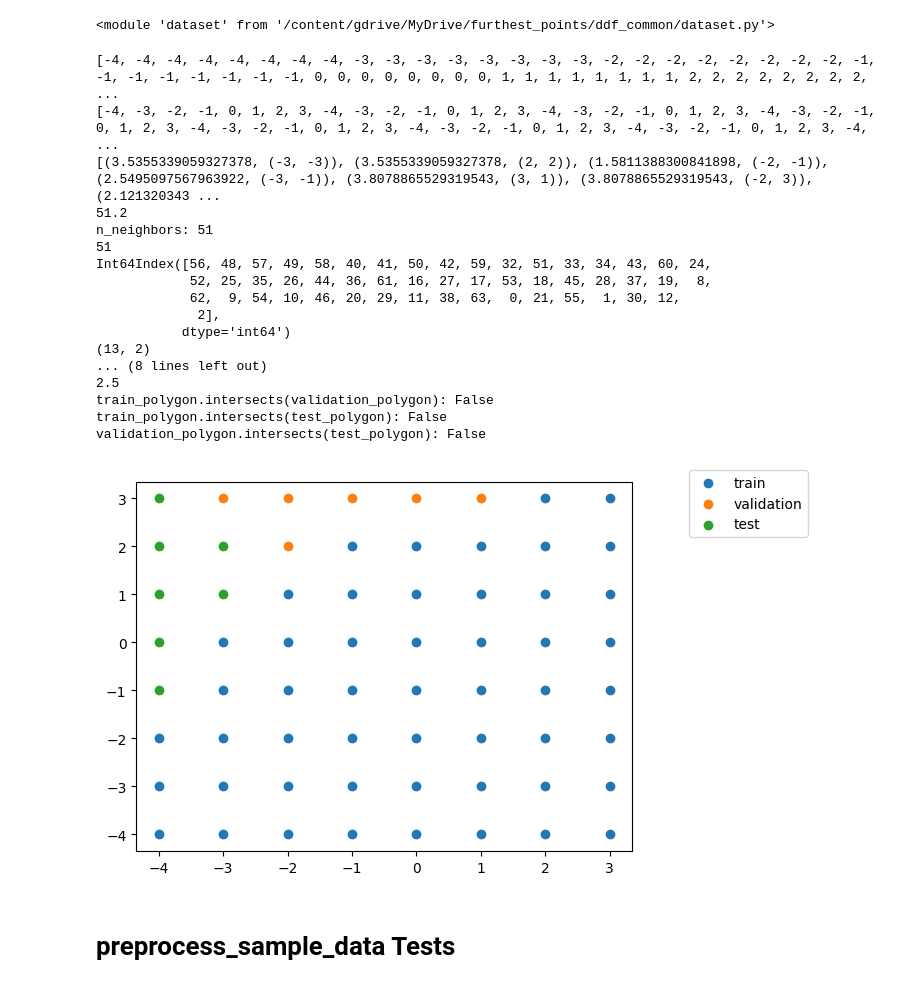
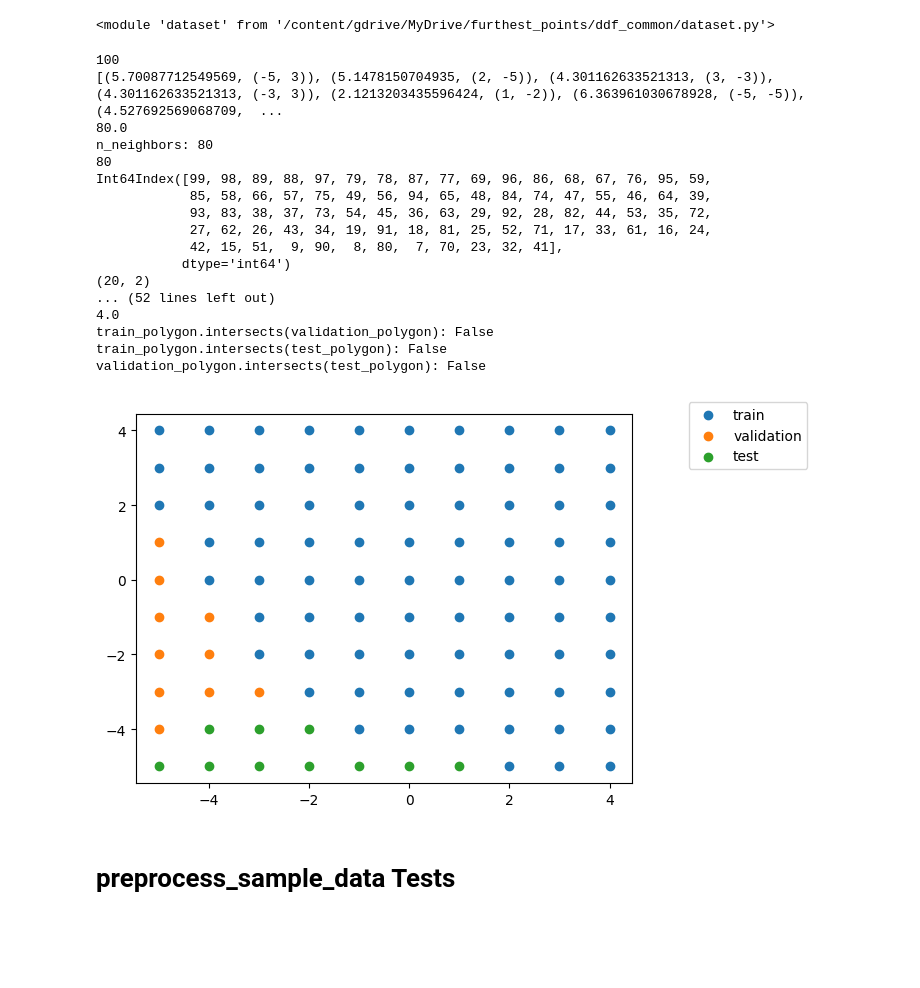
Before and after one commit to tnc-br/ddf_common, a Jupyter notebook: dataset_test.ipynb, the cells around one changed output. Cells and saved outputs as stored; diff of their text form; code cells hidden in the pictures; blank space fills up the shorter version.

```diff
--- a/dataset_test.ipynb
+++ b/dataset_test.ipynb
@@ -71,58 +70,59 @@ def test_partition_data_furthest_points_not_enough_data():
 test_partition_data_furthest_points_not_enough_data()
 # %%
 import matplotlib.pyplot as plt
+
+np.random.seed(123)
 
 def test_partition_data_furthest_points():
   longs = []
   lats = []
-  for long in range(-4, 4, 1):
-    for lat in range(-4, 4, 1):
+  for long in range(-5, 5, 1):
+    for lat in range(-5, 5, 1):
       longs.append(long)
       lats.append(lat)
-  print(longs)
-  print(lats)
+  print(len(longs))
   test_data = pd.DataFrame({
     "long": longs,
     "lat": lats,
   })
   partitioned_dataset = dataset.partition(test_data, dataset.PartitionStrategy.FURTHEST_POINTS)
   plt.scatter(
       partitioned_dataset.train['long'],
       partitioned_dataset.train['lat'],
       label='train'
   )
   plt.scatter(
       partitioned_dataset.validation['long'],
       partitioned_dataset.validation['lat'],
       label='validation'
   )
   plt.scatter(
       partitioned_dataset.test['long'],
       partitioned_dataset.test['lat'],
       label='test'
   )
   plt.legend(bbox_to_anchor=(1.1, 1.05))
 
 test_partition_data_furthest_points()
 # %% [output]
-[-4, -4, -4, -4, -4, -4, -4, -4, -3, -3, -3, -3, -3, -3, -3, -3, -2, -2, -2, -2, -2, -2, -2, -2, -1, -1, -1, -1, -1, -1, -1, -1, 0, 0, 0, 0, 0, 0, 0, 0, 1, 1, 1, 1, 1, 1, 1, 1, 2, 2, 2, 2, 2, 2, 2, 2, ...
-[-4, -3, -2, -1, 0, 1, 2, 3, -4, -3, -2, -1, 0, 1, 2, 3, -4, -3, -2, -1, 0, 1, 2, 3, -4, -3, -2, -1, 0, 1, 2, 3, -4, -3, -2, -1, 0, 1, 2, 3, -4, -3, -2, -1, 0, 1, 2, 3, -4, -3, -2, -1, 0, 1, 2, 3, -4, ...
-[(3.5355339059327378, (-3, -3)), (3.5355339059327378, (2, 2)), (1.5811388300841898, (-2, -1)), (2.5495097567963922, (-3, -1)), (3.8078865529319543, (3, 1)), (3.8078865529319543, (-2, 3)), (2.121320343 ...
-51.2
-n_neighbors: 51
-51
-Int64Index([56, 48, 57, 49, 58, 40, 41, 50, 42, 59, 32, 51, 33, 34, 43, 60, 24,
-            52, 25, 35, 26, 44, 36, 61, 16, 27, 17, 53, 18, 45, 28, 37, 19,  8,
-            62,  9, 54, 10, 46, 20, 29, 11, 38, 63,  0, 21, 55,  1, 30, 12,
-             2],
+100
+[(5.70087712549569, (-5, 3)), (5.1478150704935, (2, -5)), (4.301162633521313, (3, -3)), (4.301162633521313, (-3, 3)), (2.1213203435596424, (1, -2)), (6.363961030678928, (-5, -5)), (4.527692569068709,  ...
+80.0
+n_neighbors: 80
+80
+Int64Index([99, 98, 89, 88, 97, 79, 78, 87, 77, 69, 96, 86, 68, 67, 76, 95, 59,
+            85, 58, 66, 57, 75, 49, 56, 94, 65, 48, 84, 74, 47, 55, 46, 64, 39,
+            93, 83, 38, 37, 73, 54, 45, 36, 63, 29, 92, 28, 82, 44, 53, 35, 72,
+            27, 62, 26, 43, 34, 19, 91, 18, 81, 25, 52, 71, 17, 33, 61, 16, 24,
+            42, 15, 51,  9, 90,  8, 80,  7, 70, 23, 32, 41],
            dtype='int64')
-(13, 2)
-... (8 lines left out)
-2.5
+(20, 2)
+... (52 lines left out)
+4.0
 train_polygon.intersects(validation_polygon): False
 train_polygon.intersects(test_polygon): False
 validation_polygon.intersects(test_polygon): False
-[figure, old version]
+[figure, new version]
 # %% [markdown]
 # preprocess_sample_data Tests
 # %%
```
Also changed, not shown: parts of 1 cell of this notebook.
